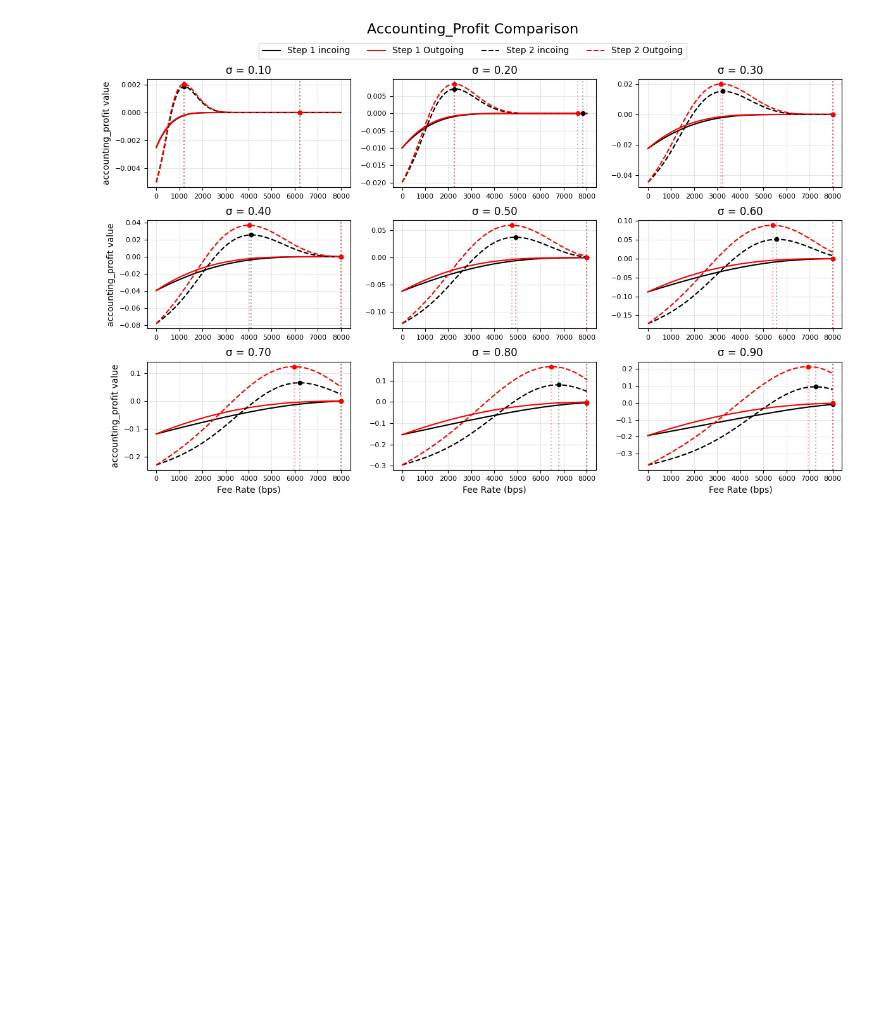
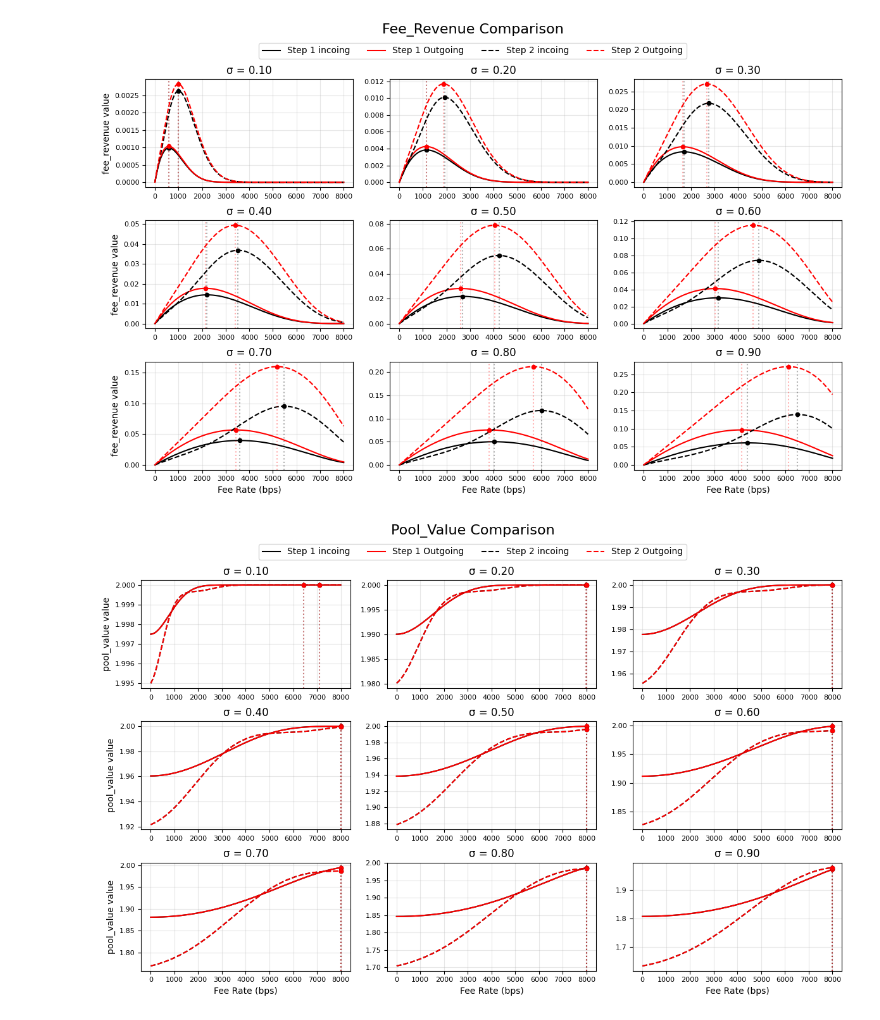
Before and after one commit to WillInvest/Dynamic_AMM, a Jupyter notebook: two_step_exp/results.ipynb, the cells around one changed output. Cells and saved outputs as stored; diff of their text form; code cells hidden in the pictures; blank space fills up the shorter version.

```diff
--- a/two_step_exp/results.ipynb
+++ b/two_step_exp/results.ipynb
@@ -6,7 +6,8 @@ import numpy as np
 import polars as pl
 # %%
 output_dir = '/home/shiftpub/Dynamic_AMM/two_step_exp/output/two_step_metrics.parquet'
-
-subplot_comparison(output_dir, metric='accounting_profit')
+for metric in ['fee_revenue', 'pool_value', 'arbitrageur_revenue', 'accounting_profit']:
+    subplot_comparison(output_dir, metric=metric)
 # %% [output]
-[figure, old version]
+[figure, new version]
+[figure, added]
```
Also changed, not shown: parts of 1 cell of this notebook, 24 other files.
